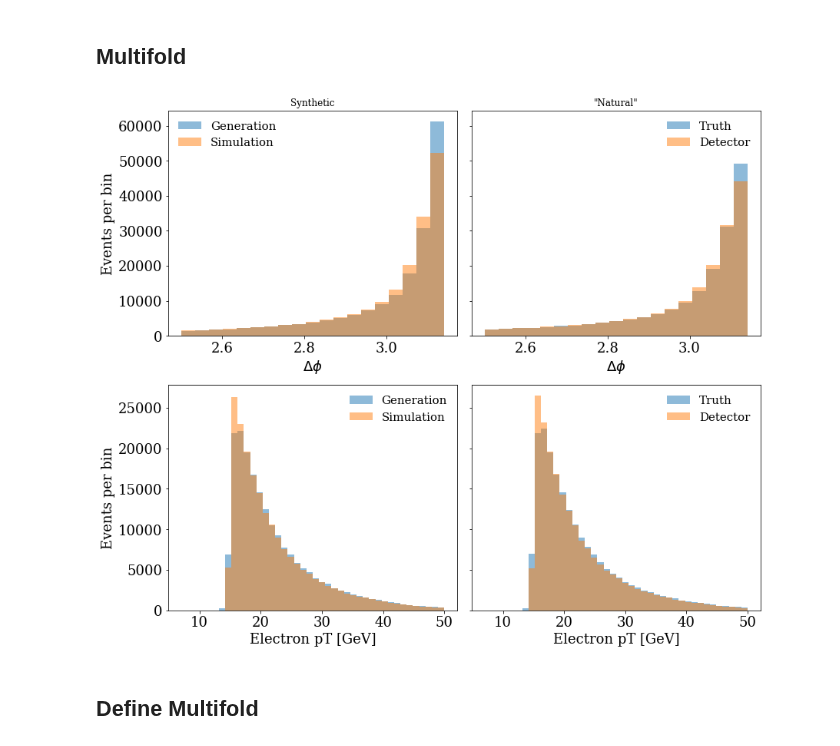
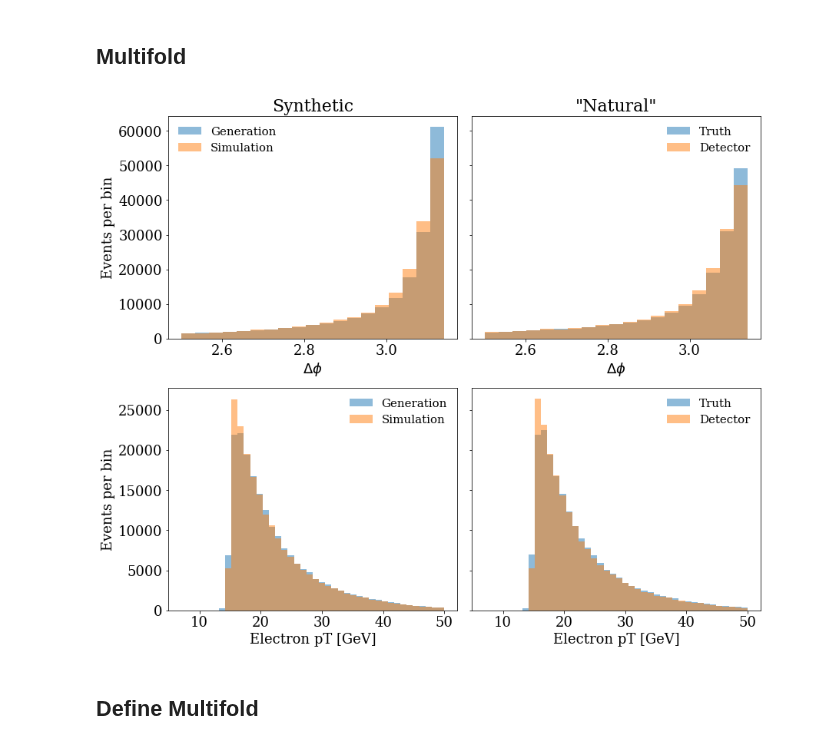
Before and after one commit to miguelignacio/disjets, a Jupyter notebook: Unfolding_OmniFold.ipynb, the cells around one changed output. Saved outputs shown, nothing was run; the diff lists cells and outputs as text; code cells hidden in the pictures.

```diff
--- a/Unfolding_OmniFold.ipynb
+++ b/Unfolding_OmniFold.ipynb
@@ -545,7 +549,7 @@ bins = np.linspace(2.5, np.pi, 20)
 ## Define Multifold
 #bins = np.linspace(5, 50, 45)
 
-ax[0, 0].set_title('Synthetic')
+ax[0, 0].set_title('Synthetic',fontsize=22)
 ax[0, 0].set_xlabel(namevariable)
 ax[0, 0].set_ylabel('Events per bin')
 hG0, _, _ = ax[0, 0].hist(dphi_0_G, bins=bins, alpha=0.5, label='Generation')
@@ -553,7 +557,7 @@ hS0, _, _ = ax[0, 0].hist(dphi_0_S, bins=bins, alpha=0.5, label='Simulation')
 legend = ax[0, 0].legend(loc='best', frameon=False)
 plt.setp(legend.get_title(), multialignment='center')
 
-ax[0, 1].set_title('"Natural"')
+ax[0, 1].set_title('"Natural"',fontsize=22)
 ax[0, 1].set_xlabel(namevariable)
 hG1, _, _ = ax[0, 1].hist(dphi_unknown_G, bins=bins, alpha=0.5, label='Truth')
 hS1, _, _ = ax[0, 1].hist(dphi_unknown_S,
@@ -571,35 +575,35 @@ plt.setp(legend.get_title(), multialignment='center')
 bins = np.linspace(7, 50, 43)
 
 ax[1, 0].set_xlabel('Electron pT [GeV]')
 ax[1, 0].set_ylabel('Events per bin')
 hG0, _, _ = ax[1, 0].hist(ept_0_G,
                           bins=bins,
                           alpha=0.5,
                           label='Generation')
 hS0, _, _ = ax[1, 0].hist(ept_0_S,
                           bins=bins,
                           alpha=0.5,
                           label='Simulation')
 legend = ax[1, 0].legend(loc='best', frameon=False)
 plt.setp(legend.get_title(), multialignment='center')
 
 ax[1, 1].set_xlabel('Electron pT [GeV]')
 hG1, _, _ = ax[1, 1].hist(ept_unknown_G,
                           bins=bins,
                           alpha=0.5,
                           label='Truth')
 hS1, _, _ = ax[1, 1].hist(ept_unknown_S,
                           bins=bins,
                           alpha=0.5,
                           label='Detector')
 legend = ax[1, 1].legend(loc='best', frameon=False)
-plt.setp(legend.get_title(), multialignment='center')
+plt.setp(legend.get_title(), multialignment='center',fontsize=32)
 
 # plt.ylim([0,1.5*np.max(np.concatenate((hG0, hG1, hS0, hS1)))])
 
 fig.show()
 # %% [output]
-[figure, old version]
+[figure, new version]
 # %% [markdown]
 ## Define Multifold
 # %%
```
Also changed, not shown: parts of 10 cells of this notebook, 2 other files.
